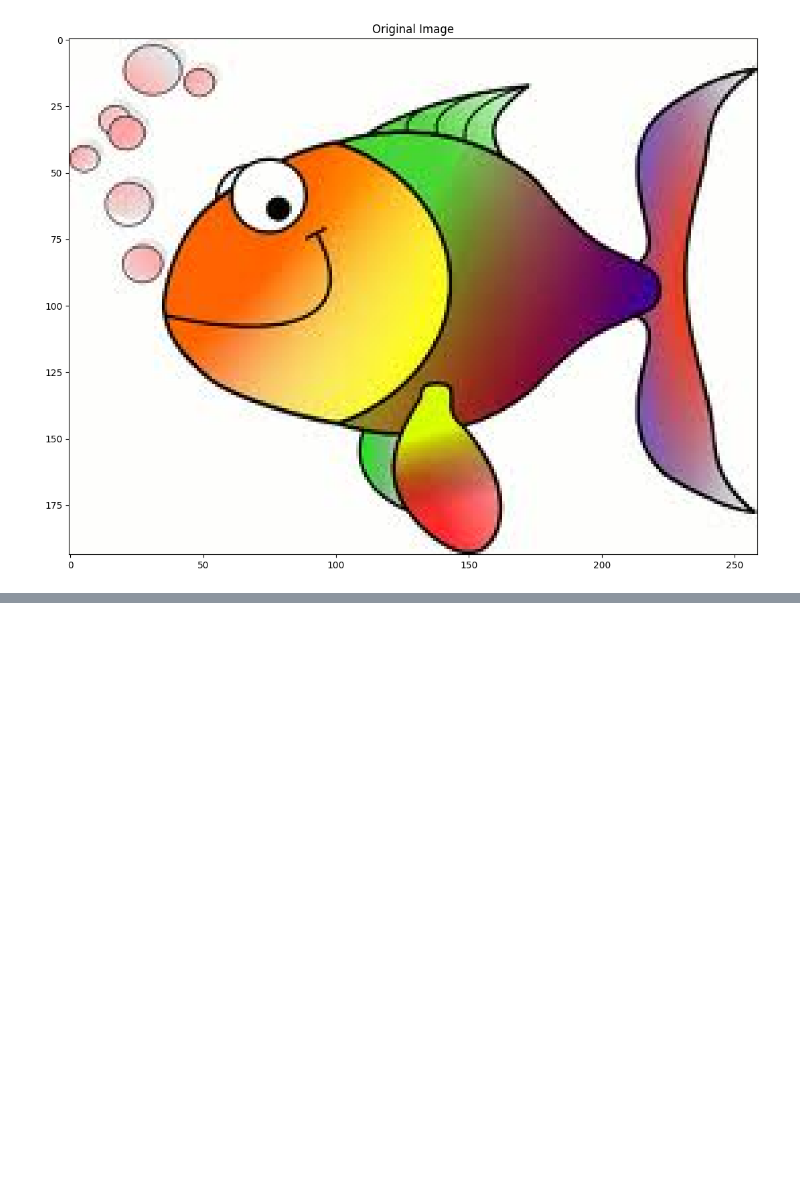
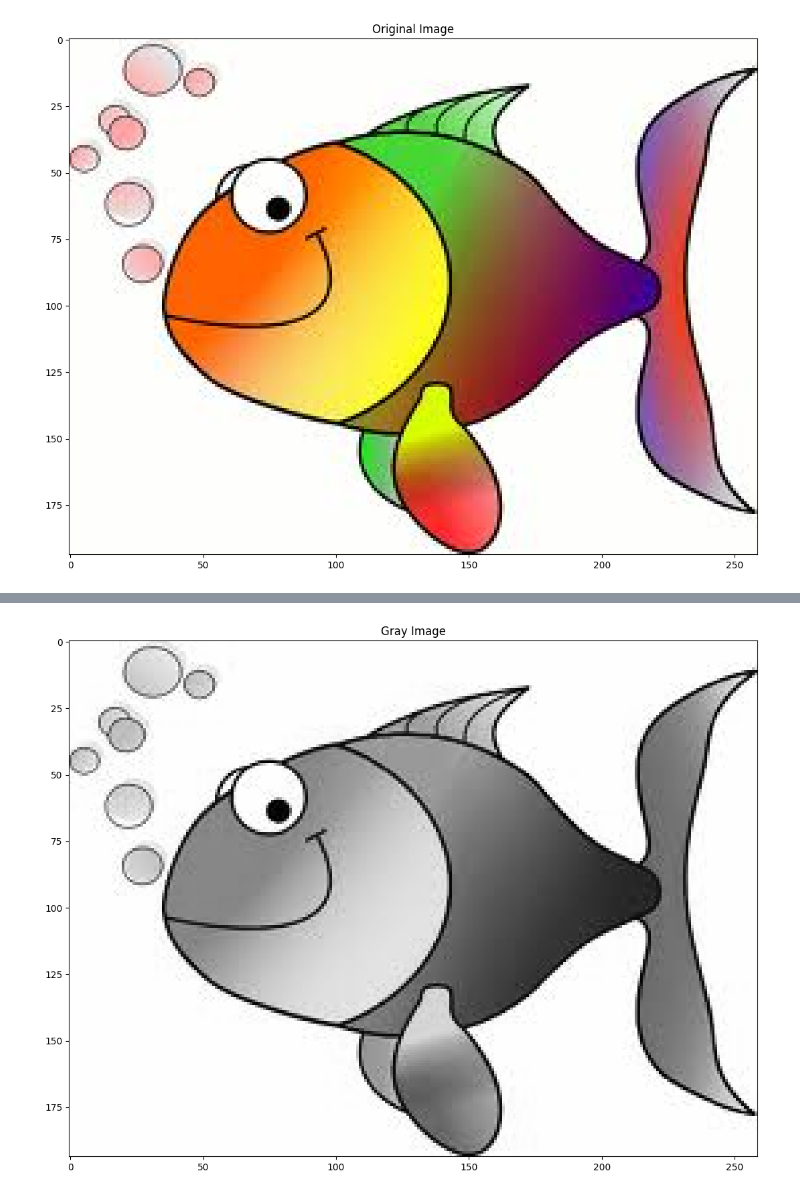
Before and after one commit to maxprogrammer007/Computer-Vision, a Jupyter notebook: 01_Image_Operations/07_Arithmetic_Bitwise_OpenCV.ipynb, the cells around one changed output, grey strips where cells are left out. Drawn from its saved outputs; the diff is of its cells as text; code cells hidden in the pictures; blank space fills up the shorter version.

```diff
--- a/01_Image_Operations/07_Arithmetic_Bitwise_OpenCV.ipynb
+++ b/01_Image_Operations/07_Arithmetic_Bitwise_OpenCV.ipynb
@@ -23,0 +46,8 @@ imshow('Original Image',img)
+# %%
+# converting into gray scale
+gray = cv2.cvtColor(img,cv2.COLOR_BGR2GRAY)
+imshow('Gray Image',gray)
+
+M = np.ones(gray.shape,dtype = 'uint8')*100
+# %% [output]
+[figure, added]
```
Also changed, not shown: parts of 6 cells of this notebook.
